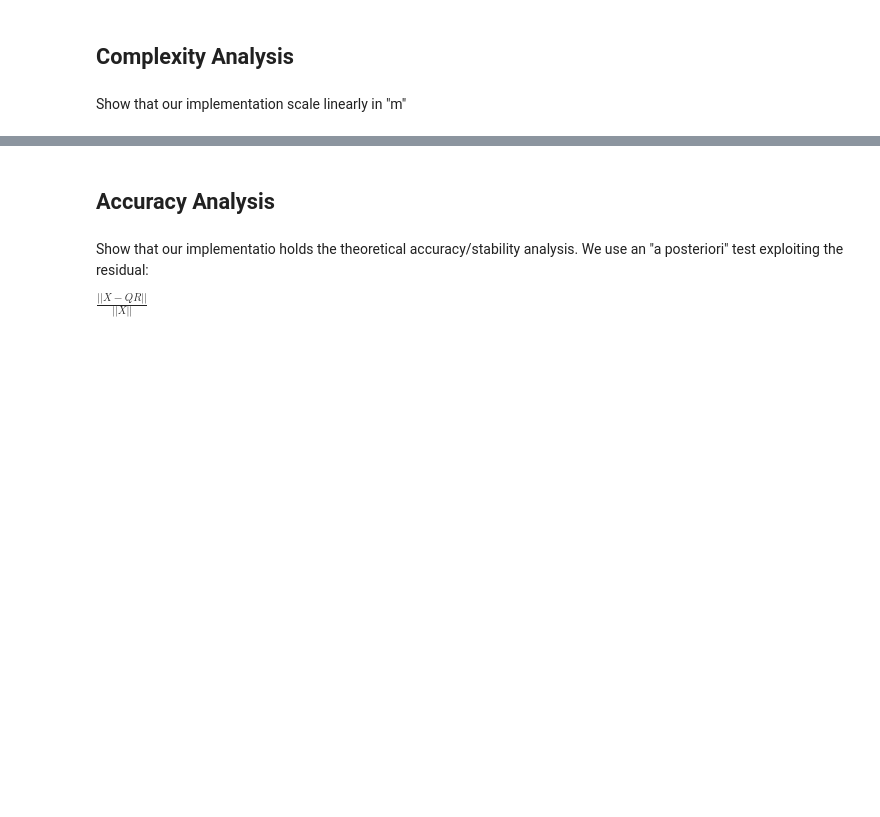
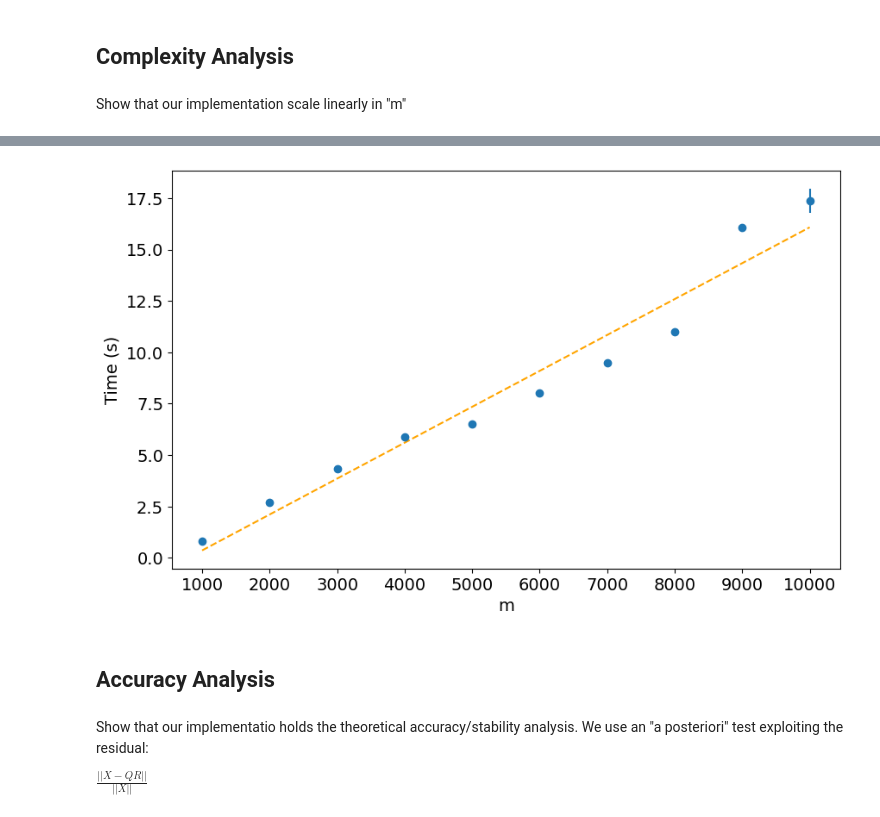
Before and after one commit to JacopoRaffi/CM_Project, a Jupyter notebook: analysis/qr_analysis.ipynb, the cells around one changed output, grey strips where cells are left out. Drawn from its saved outputs; the diff is of its cells as text; code cells hidden in the pictures; blank space fills up the shorter version.

```diff
--- a/analysis/qr_analysis.ipynb
+++ b/analysis/qr_analysis.ipynb
@@ -29,5 +32,7 @@ plot_time_mean_variance(n=256, trials=5, START=1000, END=10001, STEP=1000)
 # %%
-plot_time_mean_variance(n=512, trials=5, START=1000, END=10001, STEP=1000)
+plot_time_mean_variance(n=512, trials=3, START=1000, END=10001, STEP=1000)
+# %% [output]
+[figure, added]
 # %% [markdown]
 ## Accuracy Analysis
 # %% [markdown]
```
Also changed, not shown: parts of 4 cells of this notebook.
